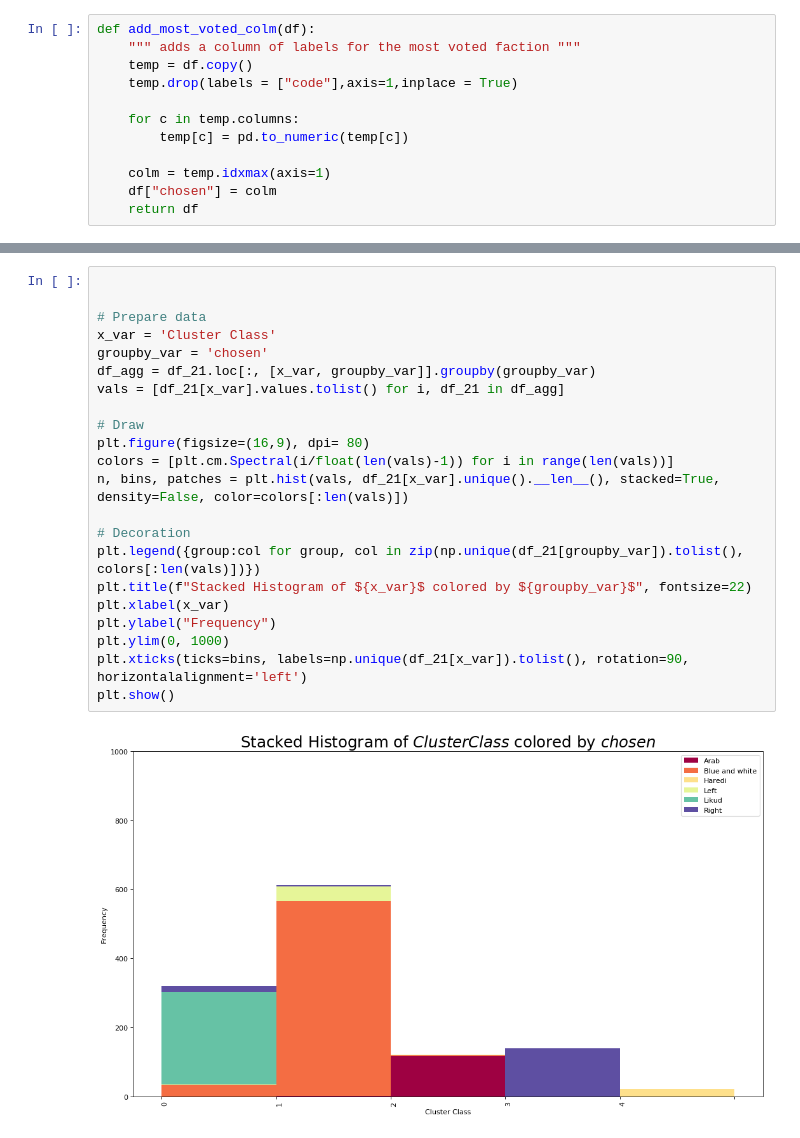
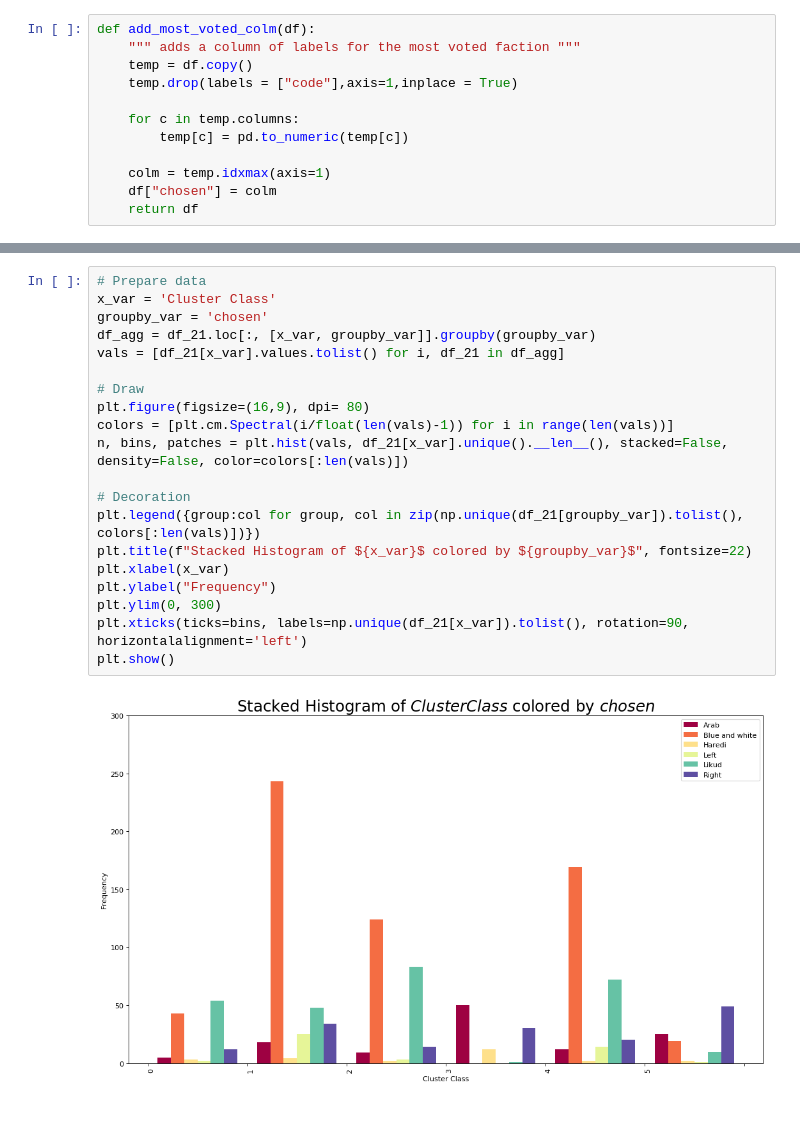
Before and after one commit to gabi939/elections, a Jupyter notebook: elections.ipynb, the cells around one changed output, grey strips where cells are left out. Drawn from its saved outputs; the diff is of its cells as text.

```diff
--- a/elections.ipynb
+++ b/elections.ipynb
@@ -194,24 +195,22 @@ df_21
 # %%
-
-
 # Prepare data
 x_var = 'Cluster Class'
 groupby_var = 'chosen'
 df_agg = df_21.loc[:, [x_var, groupby_var]].groupby(groupby_var)
 vals = [df_21[x_var].values.tolist() for i, df_21 in df_agg]
 
 # Draw
 plt.figure(figsize=(16,9), dpi= 80)
 colors = [plt.cm.Spectral(i/float(len(vals)-1)) for i in range(len(vals))]
-n, bins, patches = plt.hist(vals, df_21[x_var].unique().__len__(), stacked=True, density=False, color=colors[:len(vals)])
+n, bins, patches = plt.hist(vals, df_21[x_var].unique().__len__(), stacked=False, density=False, color=colors[:len(vals)])
 
 # Decoration
 plt.legend({group:col for group, col in zip(np.unique(df_21[groupby_var]).tolist(), colors[:len(vals)])})
 plt.title(f"Stacked Histogram of ${x_var}$ colored by ${groupby_var}$", fontsize=22)
 plt.xlabel(x_var)
 plt.ylabel("Frequency")
-plt.ylim(0, 1000)
+plt.ylim(0, 300)
 plt.xticks(ticks=bins, labels=np.unique(df_21[x_var]).tolist(), rotation=90, horizontalalignment='left')
 plt.show()
 # %% [output]
-[figure, old version]
+[figure, new version]
```
Also changed, not shown: parts of 13 cells of this notebook, 2 other files.
